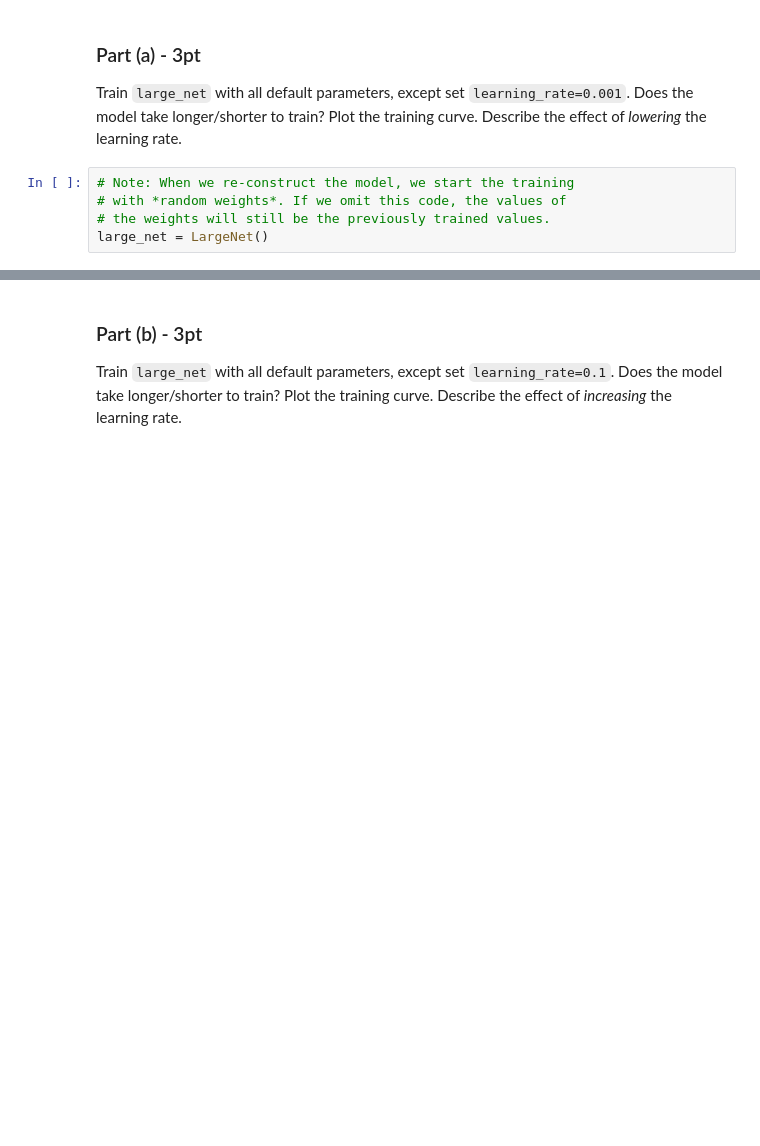
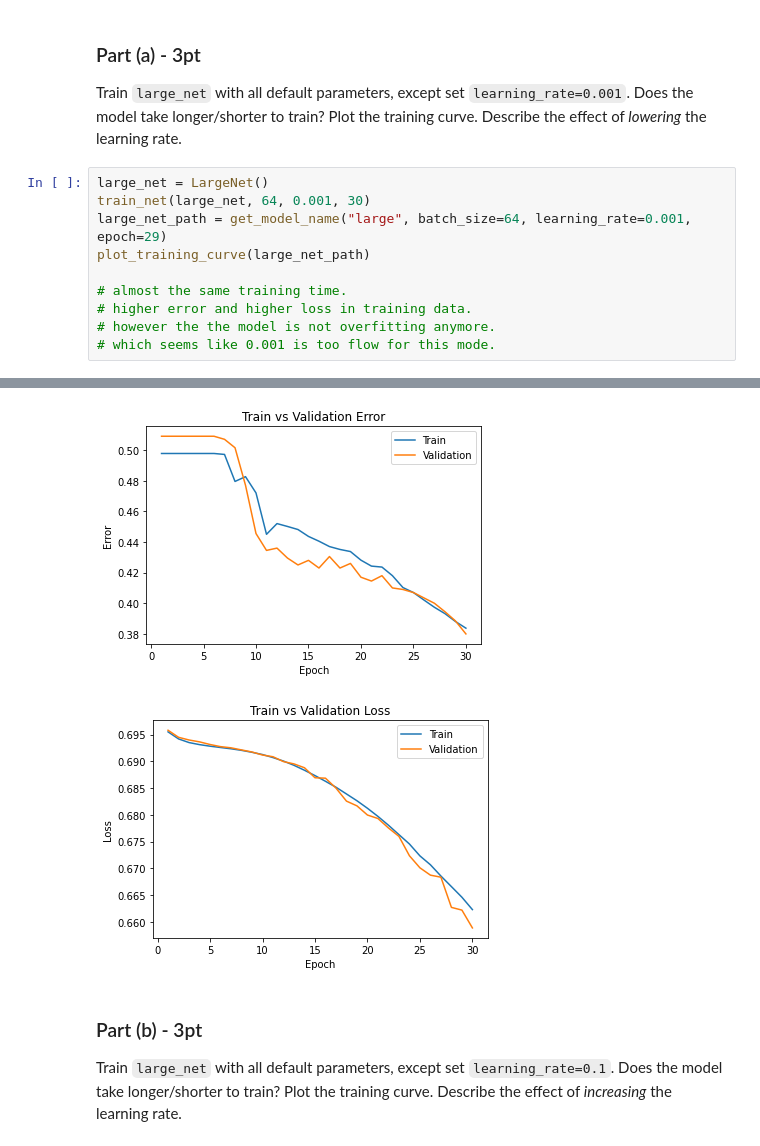
Before and after one commit to tujiaqi2002/DL_lab1, a Jupyter notebook: Lab2_Cats_vs_Dogs.ipynb, the cells around one changed output, grey strips where cells are left out. Saved outputs shown, nothing was run; the diff lists cells and outputs as text; blank space fills up the shorter version.

```diff
--- a/Lab2_Cats_vs_Dogs.ipynb
+++ b/Lab2_Cats_vs_Dogs.ipynb
@@ -586,8 +602,14 @@ For this section, we will work with `large_net` only.
 Train `large_net` with all default parameters, except set `learning_rate=0.001`.
 Does the model take longer/shorter to train?
 Plot the training curve. Describe the effect of *lowering* the learning rate.
-# %%
-# Note: When we re-construct the model, we start the training
-# with *random weights*. If we omit this code, the values of
-# the weights will still be the previously trained values.
-large_net = LargeNet()
+# %%
+large_net = LargeNet()
+train_net(large_net, 64, 0.001, 30)
+large_net_path = get_model_name("large", batch_size=64, learning_rate=0.001, epoch=29)
+plot_training_curve(large_net_path)
+
+# almost the same training time.
+# higher error and higher loss in training data.
+# however the the model is not overfitting anymore.
+# which seems like 0.001 is too flow for this mode.
+# %% [output]
@@ -594,3 +633,5 @@ large_net = LargeNet()
+[figure, added]
+[figure, added]
 # %% [markdown]
 ### Part (b) - 3pt
 
```
Also changed, not shown: parts of 23 cells of this notebook.
